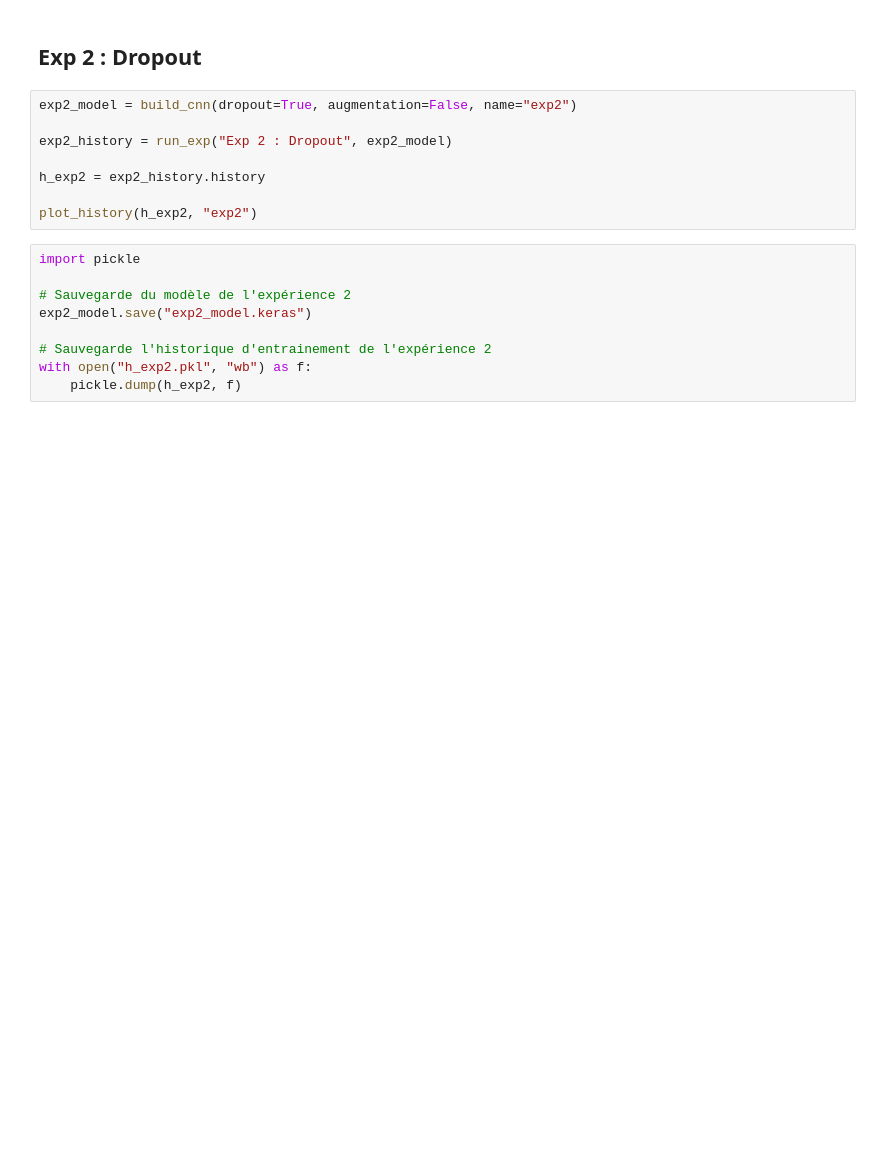
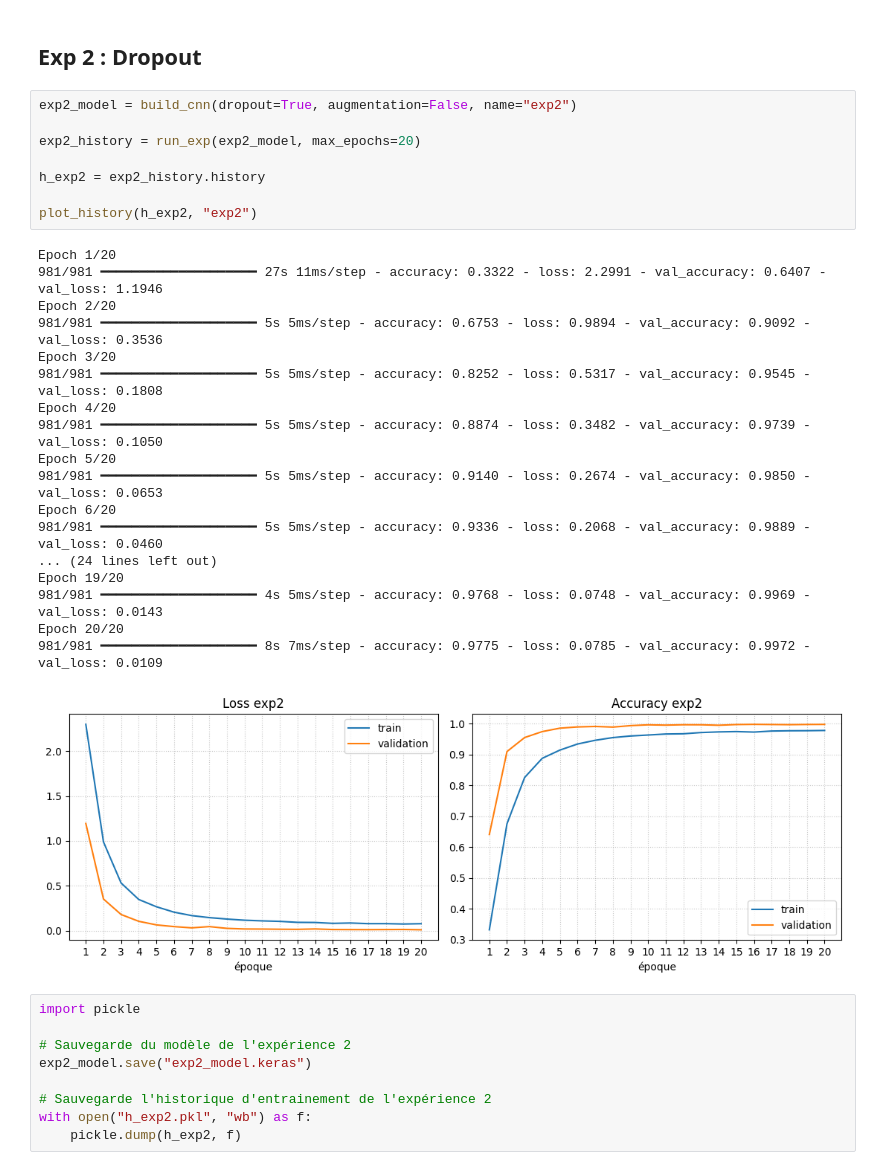
Before and after one commit to Minetriforce/DL_project_traffic_signs, a Jupyter notebook: project_traffic_signs.ipynb, the cells around one changed output. Drawn from its saved outputs; the diff is of its cells as text; blank space fills up the shorter version.

```diff
--- a/project_traffic_signs.ipynb
+++ b/project_traffic_signs.ipynb
@@ -915,11 +873,30 @@ exp1_model = load_model('exp1_model.keras')
 # %%
 exp2_model = build_cnn(dropout=True, augmentation=False, name="exp2")
 
-exp2_history = run_exp("Exp 2 : Dropout", exp2_model)
+exp2_history = run_exp(exp2_model, max_epochs=20)
 
 h_exp2 = exp2_history.history
 
 plot_history(h_exp2, "exp2")
+# %% [output]
+Epoch 1/20
+981/981 ━━━━━━━━━━━━━━━━━━━━ 27s 11ms/step - accuracy: 0.3322 - loss: 2.2991 - val_accuracy: 0.6407 - val_loss: 1.1946
+Epoch 2/20
+981/981 ━━━━━━━━━━━━━━━━━━━━ 5s 5ms/step - accuracy: 0.6753 - loss: 0.9894 - val_accuracy: 0.9092 - val_loss: 0.3536
+Epoch 3/20
+981/981 ━━━━━━━━━━━━━━━━━━━━ 5s 5ms/step - accuracy: 0.8252 - loss: 0.5317 - val_accuracy: 0.9545 - val_loss: 0.1808
+Epoch 4/20
+981/981 ━━━━━━━━━━━━━━━━━━━━ 5s 5ms/step - accuracy: 0.8874 - loss: 0.3482 - val_accuracy: 0.9739 - val_loss: 0.1050
+Epoch 5/20
+981/981 ━━━━━━━━━━━━━━━━━━━━ 5s 5ms/step - accuracy: 0.9140 - loss: 0.2674 - val_accuracy: 0.9850 - val_loss: 0.0653
+Epoch 6/20
+981/981 ━━━━━━━━━━━━━━━━━━━━ 5s 5ms/step - accuracy: 0.9336 - loss: 0.2068 - val_accuracy: 0.9889 - val_loss: 0.0460
+... (24 lines left out)
+Epoch 19/20
+981/981 ━━━━━━━━━━━━━━━━━━━━ 4s 5ms/step - accuracy: 0.9768 - loss: 0.0748 - val_accuracy: 0.9969 - val_loss: 0.0143
+Epoch 20/20
+981/981 ━━━━━━━━━━━━━━━━━━━━ 8s 7ms/step - accuracy: 0.9775 - loss: 0.0785 - val_accuracy: 0.9972 - val_loss: 0.0109
+[figure, added]
 # %%
 import pickle
 
```
Also changed, not shown: parts of 23 cells of this notebook.
